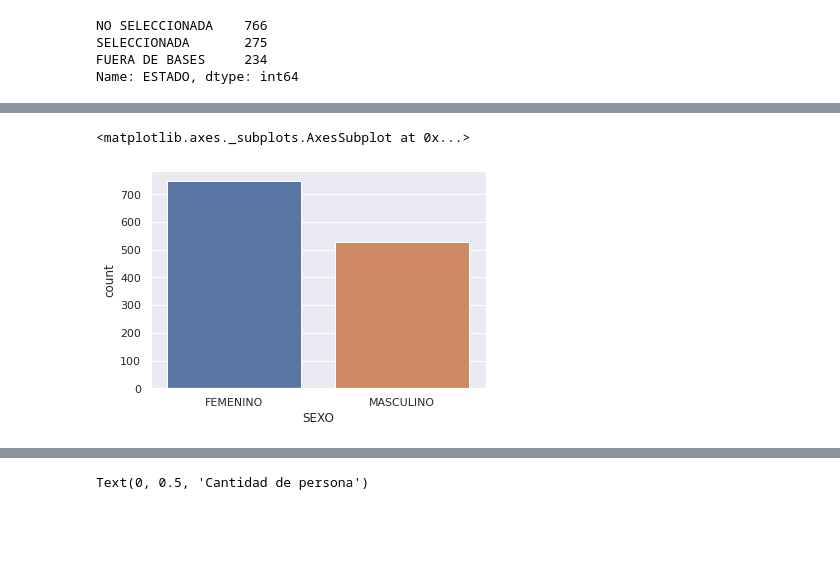
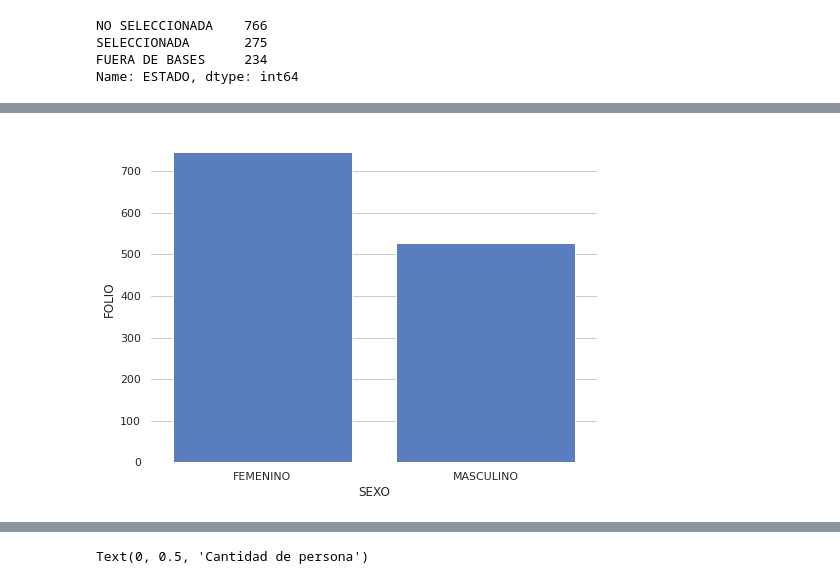
Before and after one commit to Foco22/BECAS_MAGISTER, a Jupyter notebook: AnalisisBase.ipynb, the cells around one changed output, grey strips where cells are left out. Cells and saved outputs as stored; diff of their text form; code cells hidden in the pictures; blank space fills up the shorter version.

```diff
--- a/AnalisisBase.ipynb
+++ b/AnalisisBase.ipynb
@@ -116,8 +136,13 @@ Text(0, 0.5, 'Cantidad de persona')
-# %%
-sns.countplot(x= 'SEXO', data = df_datos)
-# %% [output]
-<matplotlib.axes._subplots.AxesSubplot at 0x...>
-[figure, removed]
+# %%
+plt.figure(figsize=(8,6))
+sns.set_color_codes("muted")
+
+sns.set_style('whitegrid')
+g = sns.barplot(y="FOLIO", x="SEXO", data=df_datos.groupby('SEXO').count()['FOLIO'].reset_index(),
+            label="SELECCIONADA", color="b")
+sns.despine(left=True, bottom=True)
+# %% [output]
+[figure, added]
 # %%
 df_sele = df_datos.loc[df_datos['ESTADO'] != 'FUERA DE BASES']
 df_sele.head()
```
Also changed, not shown: parts of 9 cells of this notebook.
